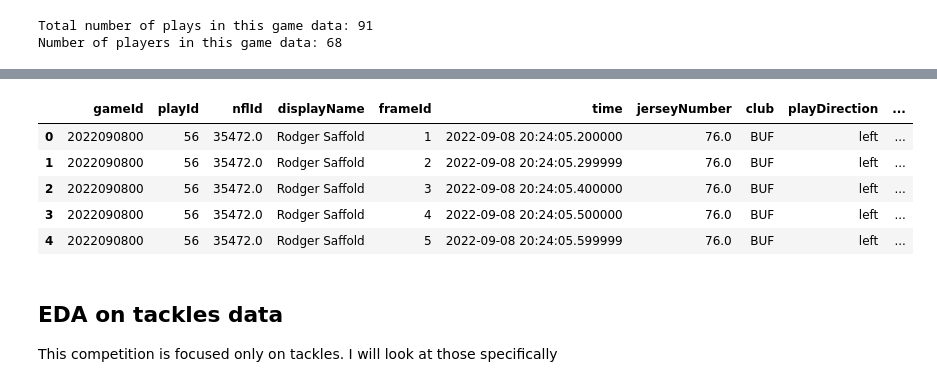
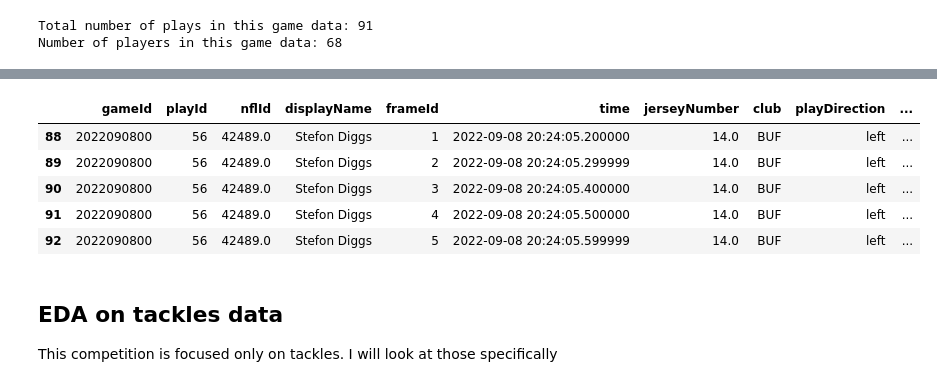
Before and after one commit to ab5525/nfl_data_2024, a Jupyter notebook: nfl_2024.ipynb, the cells around one changed output, grey strips where cells are left out. Drawn from its saved outputs; the diff is of its cells as text; code cells hidden in the pictures.

```diff
--- a/nfl_2024.ipynb
+++ b/nfl_2024.ipynb
@@ -234,20 +234,20 @@ play = get_play(week1_df,2022090800, 56)
 # %%
 for frame in tqdm(play['frameId'].unique()):
     frames = play[play['frameId'] == frame]
     ball = frames[frames['displayName']=='football']
 
     for row in frames.iterrows():
         dist_to_ball = np.sqrt((row[1]['x']-ball['x'])**2 + (row[1]['y']-ball['y'])**2)
         play.loc[row[0],'dist_to_ball'] = dist_to_ball.values[0]
 
-play.head()
+play[play['jerseyNumber'] == 14].head()
 # %% [output]
 |  | gameId | playId | nflId | displayName | frameId | time | jerseyNumber | club | playDirection | ... |
-| 0 | 2022090800 | 56 | 35472.0 | Rodger Saffold | 1 | 2022-09-08 20:24:05.200000 | 76.0 | BUF | left | ... |
-| 1 | 2022090800 | 56 | 35472.0 | Rodger Saffold | 2 | 2022-09-08 20:24:05.299999 | 76.0 | BUF | left | ... |
-| 2 | 2022090800 | 56 | 35472.0 | Rodger Saffold | 3 | 2022-09-08 20:24:05.400000 | 76.0 | BUF | left | ... |
-| 3 | 2022090800 | 56 | 35472.0 | Rodger Saffold | 4 | 2022-09-08 20:24:05.500000 | 76.0 | BUF | left | ... |
-| 4 | 2022090800 | 56 | 35472.0 | Rodger Saffold | 5 | 2022-09-08 20:24:05.599999 | 76.0 | BUF | left | ... |
+| 88 | 2022090800 | 56 | 42489.0 | Stefon Diggs | 1 | 2022-09-08 20:24:05.200000 | 14.0 | BUF | left | ... |
+| 89 | 2022090800 | 56 | 42489.0 | Stefon Diggs | 2 | 2022-09-08 20:24:05.299999 | 14.0 | BUF | left | ... |
+| 90 | 2022090800 | 56 | 42489.0 | Stefon Diggs | 3 | 2022-09-08 20:24:05.400000 | 14.0 | BUF | left | ... |
+| 91 | 2022090800 | 56 | 42489.0 | Stefon Diggs | 4 | 2022-09-08 20:24:05.500000 | 14.0 | BUF | left | ... |
+| 92 | 2022090800 | 56 | 42489.0 | Stefon Diggs | 5 | 2022-09-08 20:24:05.599999 | 14.0 | BUF | left | ... |
 # %% [markdown]
 ## EDA on tackles data
 
```
Also changed, not shown: parts of 4 cells of this notebook, 3 other files.
